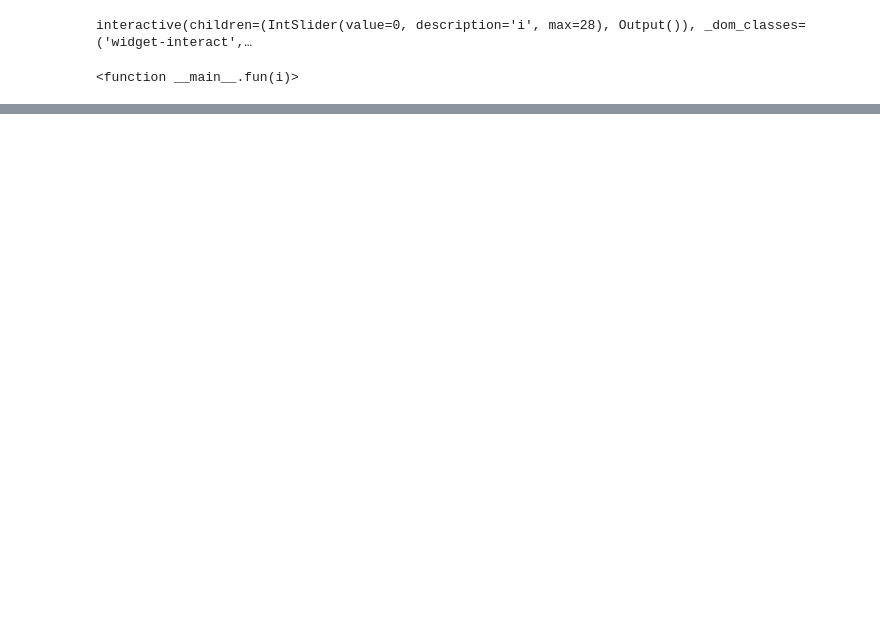
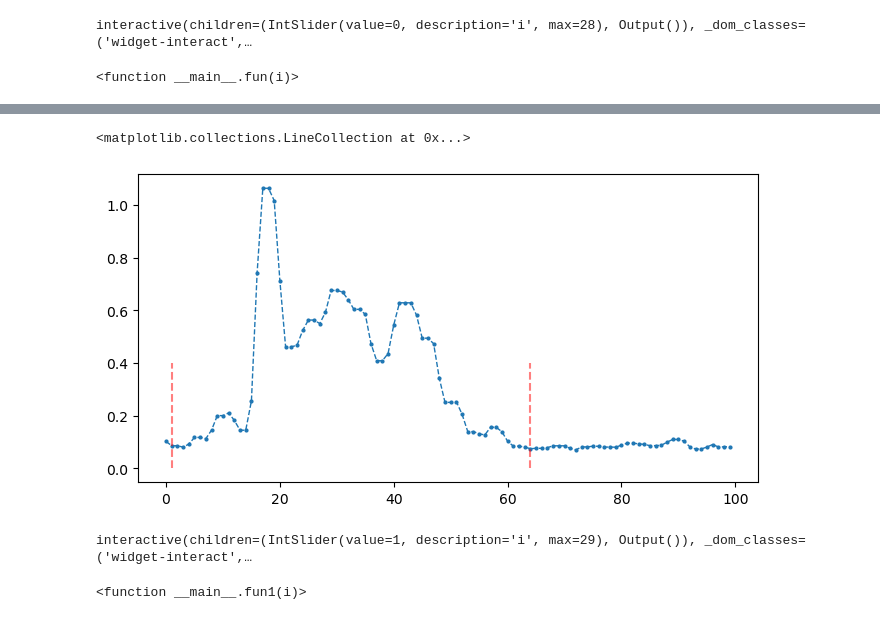
Before and after one commit to juWuBabaaaa/keypoint-research, a Jupyter notebook: 20230113.ipynb, the cells around one changed output, grey strips where cells are left out. Saved outputs shown, nothing was run; the diff lists cells and outputs as text; code cells hidden in the pictures; blank space fills up the shorter version.

```diff
--- a/20230113.ipynb
+++ b/20230113.ipynb
@@ -53,0 +94,29 @@ interactive(children=(IntSlider(value=0, description='i', max=399), Output()), _
+# %%
+fig = plt.figure(figsize=(8, 4))
+ax = fig.add_subplot()
+wave = piece[0, :100]
+ax.plot(wave, 'o--', markersize=2, linewidth=1)
+ax.vlines(1, 0, 0.4, linestyles='--', color='red', alpha=.5)
+ax.vlines(64, 0, 0.4, linestyles='--', color='red', alpha=.5)
+# %% [output]
+<matplotlib.collections.LineCollection at 0x...>
+[figure, added]
+# %%
+def fun1(i):
+    sig = piece[i]
+    win = signal.windows.hamming(M=120)
+    f = np.convolve(sig, win, mode="same") / sum(win)
+    peaks, _ = signal.find_peaks(f, prominence=0.05)
+    pro = signal.peak_prominences(f, peaks)
+    plt.plot(peaks, f[peaks], 'x', markersize=10)
+    print(peaks)
+    print(pro)
+    plt.plot(sig, 'o--', markersize=3)
+    plt.plot(f, 'o--', markersize=2, linewidth=2)
+    plt.ylim([0, 1.5])
+    plt.show()
+
+interact(fun1, i=IntSlider(1, max=29))
+# %% [output]
+interactive(children=(IntSlider(value=1, description='i', max=29), Output()), _dom_classes=('widget-interact',…
+<function __main__.fun1(i)>
```
Also changed, not shown: parts of 8 cells of this notebook, 2 other files.
